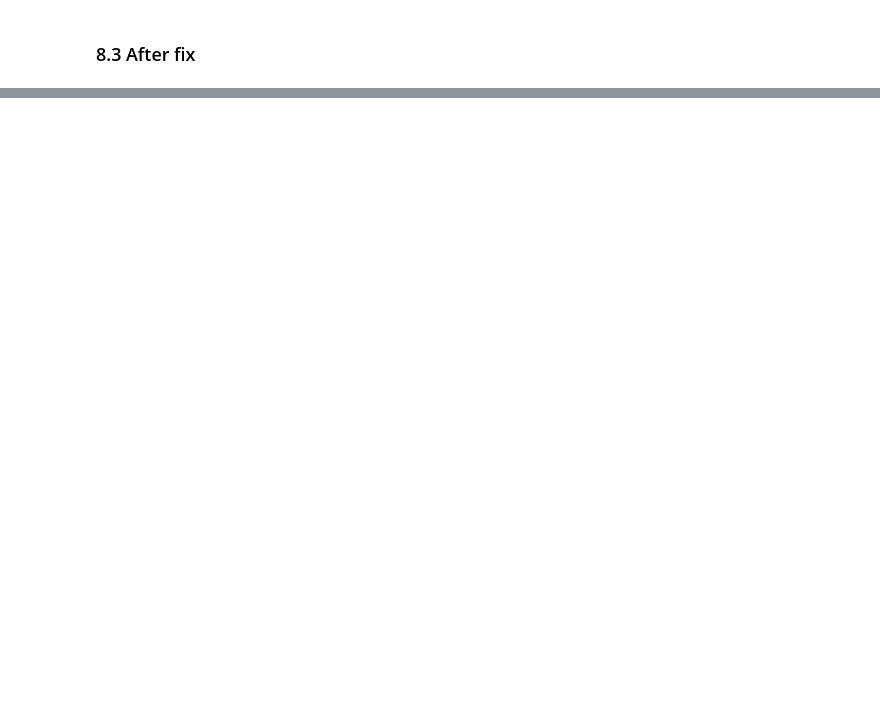
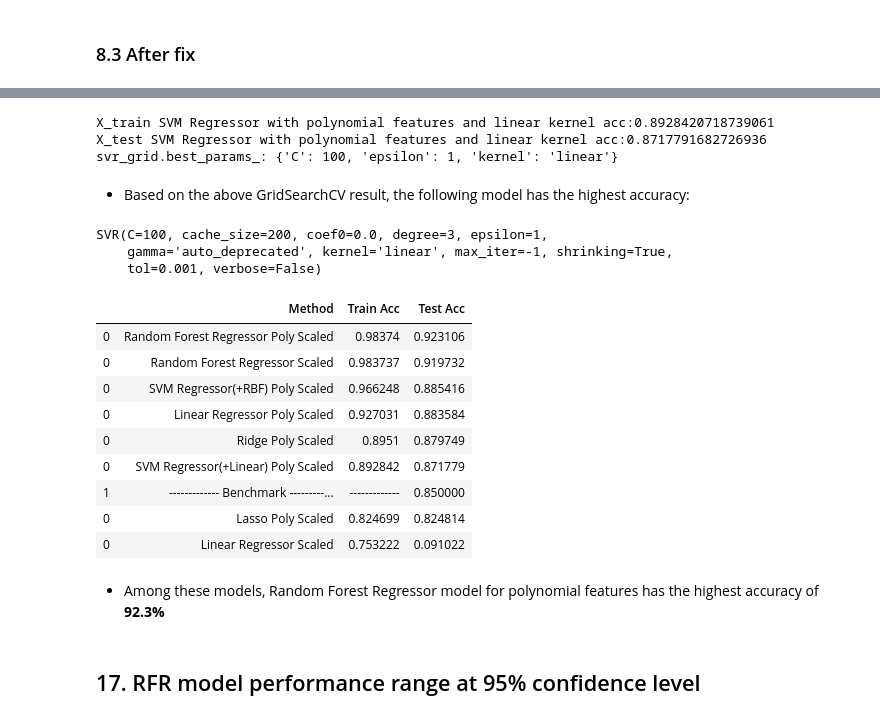
Before and after one commit to NhatTanVu/AI-ML, a Jupyter notebook: Feature Engineering, Model Selection & Tuning/[Project] - Concrete Strength Prediction/Project 4/Project_4_Tan_G8_v2.ipynb, the cells around one changed output, grey strips where cells are left out. Saved outputs shown, nothing was run; the diff lists cells and outputs as text; code cells hidden in the pictures; blank space fills up the shorter version.

```diff
--- a/Feature Engineering, Model Selection & Tuning/[Project] - Concrete Strength Prediction/Project 4/Project_4_Tan_G8.ipynb
+++ b/Feature Engineering, Model Selection & Tuning/[Project] - Concrete Strength Prediction/Project 4/Project_4_Tan_G8_v2.ipynb
@@ -500,0 +436,4 @@ X_test SVM regression with polynomial features and linear kernel acc:0.871779168
+# %%
+from sklearn.svm import SVR
+svr_rbf_poly = SVR(C=200, epsilon=1, gamma=0.01, kernel="rbf")
+svr_rbf_poly.fit(X_train_poly, y_train_poly)
@@ -500,0 +443,5 @@ X_test SVM regression with polynomial features and linear kernel acc:0.871779168
+# %%
+resultsDf = pd.concat([resultsDf, pd.DataFrame({'Method':['SVM Regressor(+RBF) Poly Scaled'],
+                        'Train Acc': [svr_rbf_poly.score(X_train_poly, y_train_poly)],
+                        'Test Acc': [svr_rbf_poly.score(X_test_poly, y_test_poly)]})])
+resultsDf.sort_values('Test Acc', ascending=False)
@@ -500,0 +458,44 @@ X_test SVM regression with polynomial features and linear kernel acc:0.871779168
+# %%
+from sklearn.model_selection import GridSearchCV
+from sklearn.svm import SVR
+K=5
+parameters = [{'kernel': ['linear'], 'C': [1, 10, 100, 200, 300], 'epsilon': [0.01, 0.1, 1, 10, 20]}]
+svr_grid = GridSearchCV(SVR(), parameters, cv=K)
+svr_grid.fit(X_train_poly, y_train_poly)
+print("X_train SVM Regressor with polynomial features and linear kernel acc:" + str(svr_grid.score(X_train_poly, y_train_poly)))
+print("X_test SVM Regressor with polynomial features and linear kernel acc:" + str(svr_grid.score(X_test_poly, y_test_poly)))
+print("svr_grid.best_params_: " + str(svr_grid.best_params_))
+# %% [output]
+X_train SVM Regressor with polynomial features and linear kernel acc:0.8928420718739061
+X_test SVM Regressor with polynomial features and linear kernel acc:0.8717791682726936
+svr_grid.best_params_: {'C': 100, 'epsilon': 1, 'kernel': 'linear'}
+# %% [markdown]
+* Based on the above GridSearchCV result, the following model has the highest accuracy:
+# %%
+from sklearn.svm import SVR
+svr_linear_poly = SVR(C=100, kernel="linear", epsilon=1)
+svr_linear_poly.fit(X_train_poly, y_train_poly)
+# %% [output]
+SVR(C=100, cache_size=200, coef0=0.0, degree=3, epsilon=1,
+    gamma='auto_deprecated', kernel='linear', max_iter=-1, shrinking=True,
+    tol=0.001, verbose=False)
+# %%
+resultsDf = pd.concat([resultsDf, pd.DataFrame({'Method':['SVM Regressor(+Linear) Poly Scaled'],
+                        'Train Acc': [svr_linear_poly.score(X_train_poly, y_train_poly)],
+                        'Test Acc': [svr_linear_poly.score(X_test_poly, y_test_poly)]})])
+resultsDf.sort_values('Test Acc', ascending=False)
+# %% [output]
+|  | Method | Train Acc | Test Acc |
+| 0 | Random Forest Regressor Poly Scaled | 0.98374 | 0.923106 |
+| 0 | Random Forest Regressor Scaled | 0.983737 | 0.919732 |
+| 0 | SVM Regressor(+RBF) Poly Scaled | 0.966248 | 0.885416 |
+| 0 | Linear Regressor Poly Scaled | 0.927031 | 0.883584 |
+| 0 | Ridge Poly Scaled | 0.8951 | 0.879749 |
+| 0 | SVM Regressor(+Linear) Poly Scaled | 0.892842 | 0.871779 |
+| 1 | ------------- Benchmark ---------... | ------------- | 0.850000 |
+| 0 | Lasso Poly Scaled | 0.824699 | 0.824814 |
+| 0 | Linear Regressor Scaled | 0.753222 | 0.091022 |
+# %% [markdown]
+* Among these models, Random Forest Regressor model for polynomial features has the highest accuracy of **92.3%**
+# %% [markdown]
+## 17. RFR model performance range at 95% confidence level
```
Also changed, not shown: parts of 67 cells of this notebook.
